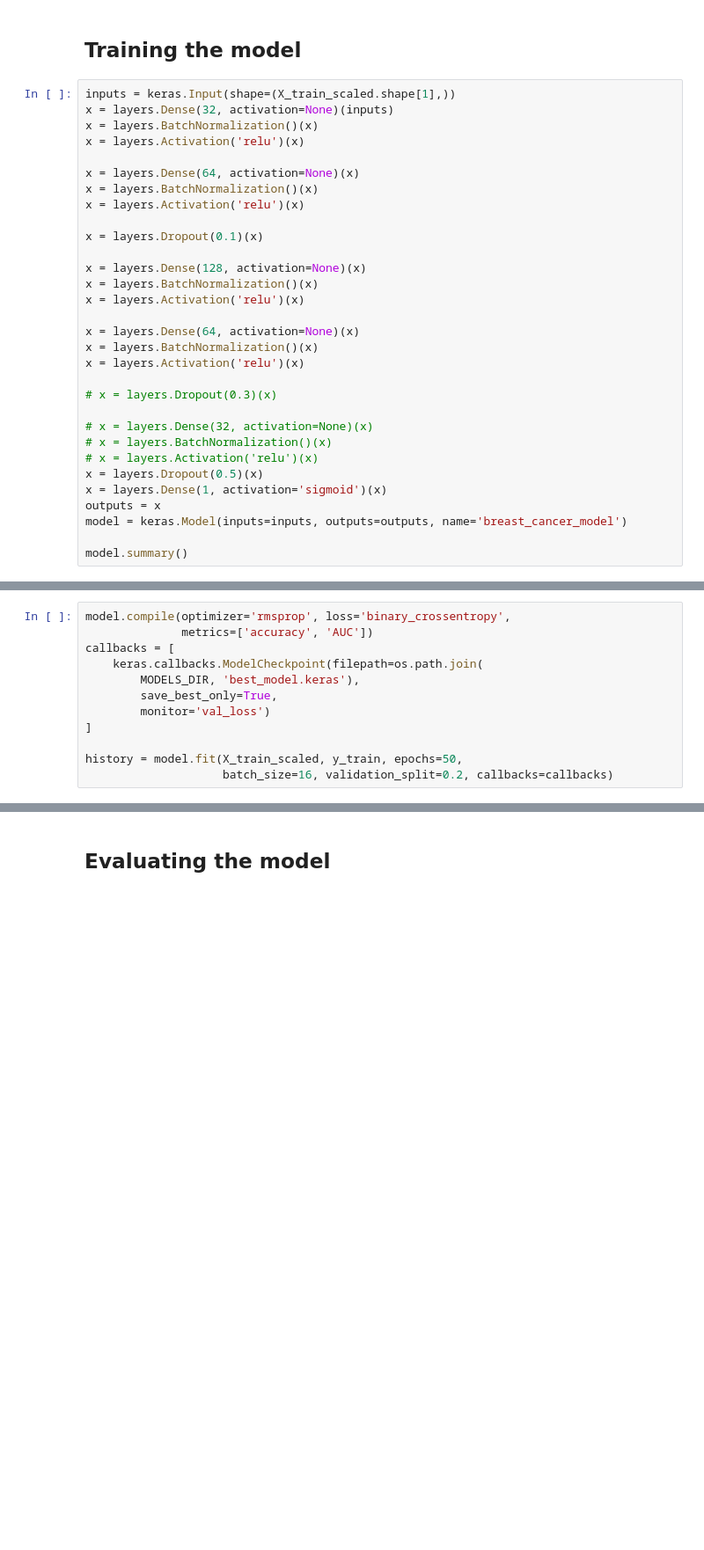
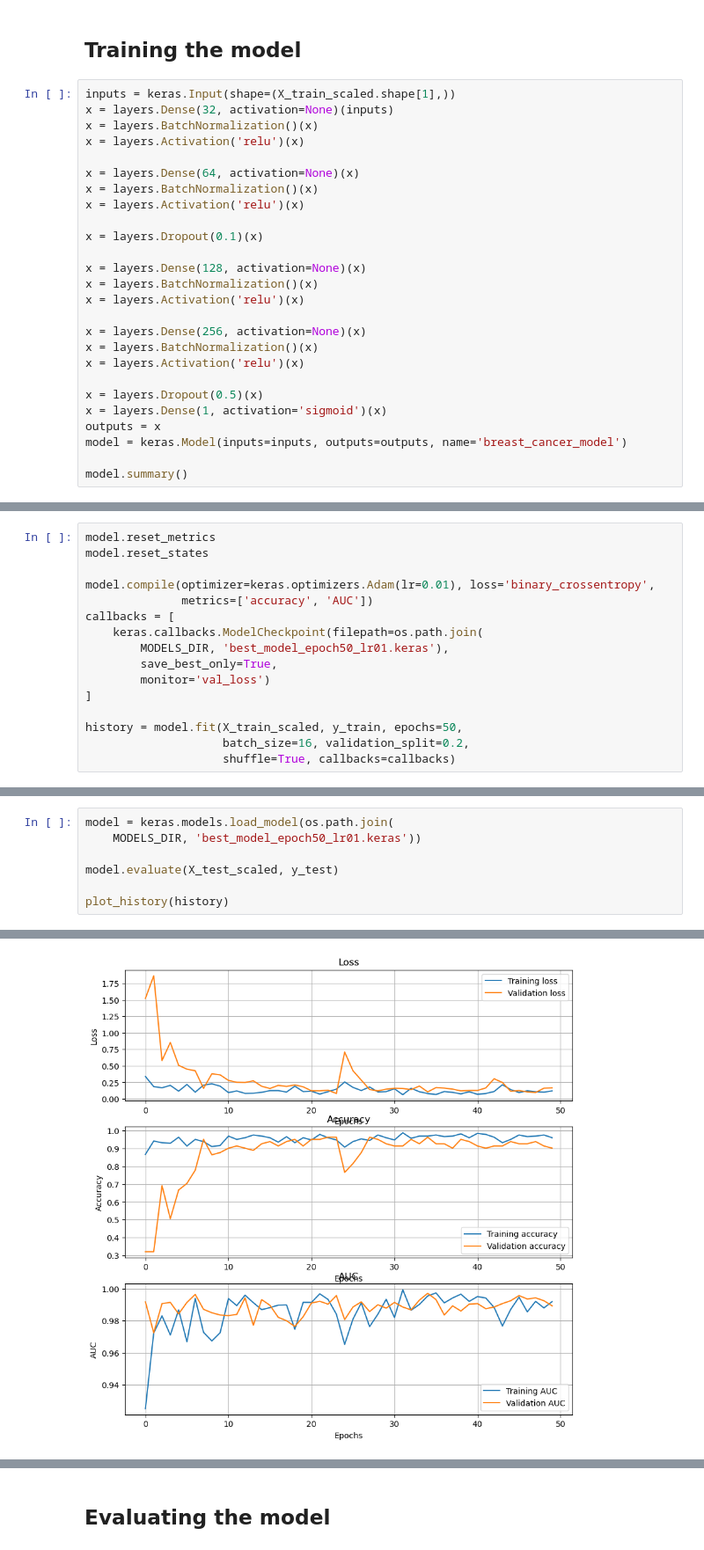
Before and after one commit to ErfanRasti/DataMining-Projects, a Jupyter notebook: MultiLayerPerceptronProject/main.ipynb, the cells around one changed output, grey strips where cells are left out. Shown at 88% size. Saved outputs shown, nothing was run; the diff lists cells and outputs as text; blank space fills up the shorter version.

```diff
--- a/MultiLayerPerceptronProject/main.ipynb
+++ b/MultiLayerPerceptronProject/main.ipynb
@@ -340,15 +381,10 @@ x = layers.Dense(128, activation=None)(x)
 x = layers.BatchNormalization()(x)
 x = layers.Activation('relu')(x)
 
-x = layers.Dense(64, activation=None)(x)
+x = layers.Dense(256, activation=None)(x)
 x = layers.BatchNormalization()(x)
 x = layers.Activation('relu')(x)
 
-# x = layers.Dropout(0.3)(x)
-
-# x = layers.Dense(32, activation=None)(x)
-# x = layers.BatchNormalization()(x)
-# x = layers.Activation('relu')(x)
 x = layers.Dropout(0.5)(x)
 x = layers.Dense(1, activation='sigmoid')(x)
 outputs = x
@@ -376,14 +414,18 @@ _________________________________________________________________
 # %%
-model.compile(optimizer='rmsprop', loss='binary_crossentropy',
+model.reset_metrics
+model.reset_states
+
+model.compile(optimizer=keras.optimizers.Adam(lr=0.01), loss='binary_crossentropy',
               metrics=['accuracy', 'AUC'])
 callbacks = [
     keras.callbacks.ModelCheckpoint(filepath=os.path.join(
-        MODELS_DIR, 'best_model.keras'),
+        MODELS_DIR, 'best_model_epoch50_lr01.keras'),
         save_best_only=True,
         monitor='val_loss')
 ]
 
 history = model.fit(X_train_scaled, y_train, epochs=50,
-                    batch_size=16, validation_split=0.2, callbacks=callbacks)
+                    batch_size=16, validation_split=0.2,
+                    shuffle=True, callbacks=callbacks)
 # %% [output]
 Epoch 1/50
@@ -441,0 +449,8 @@ plot_history(history)
+# %%
+model = keras.models.load_model(os.path.join(
+    MODELS_DIR, 'best_model_epoch50_lr01.keras'))
+
+model.evaluate(X_test_scaled, y_test)
+
+plot_history(history)
+# %% [output]
@@ -441,0 +458 @@ plot_history(history)
+[figure, added]
```
Also changed, not shown: parts of 20 cells of this notebook, 5 other files.
